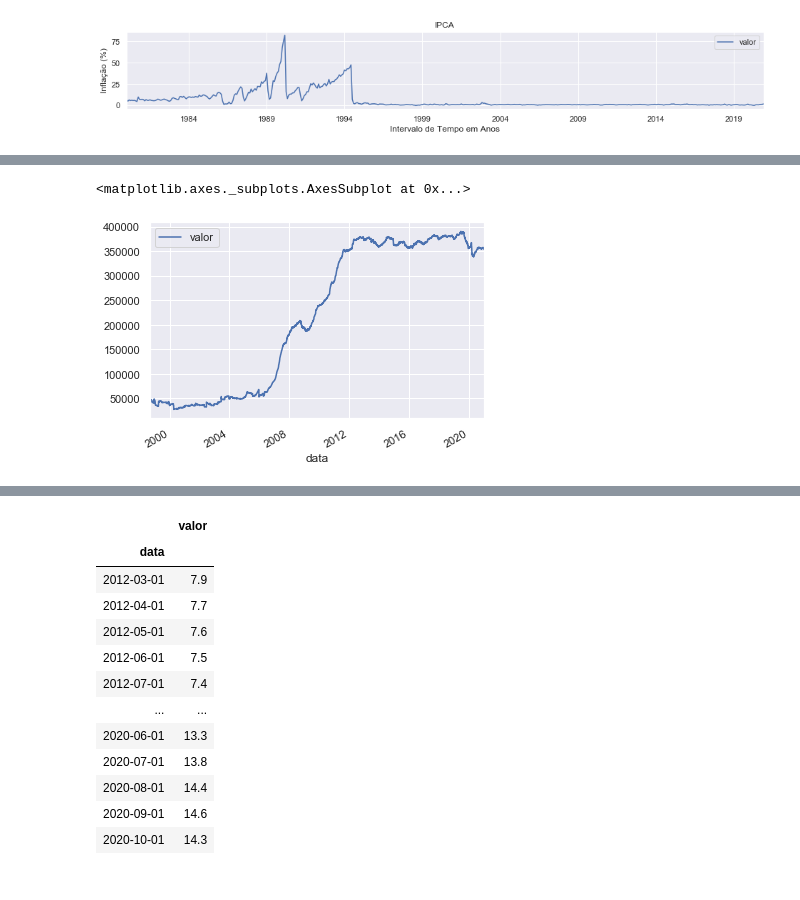
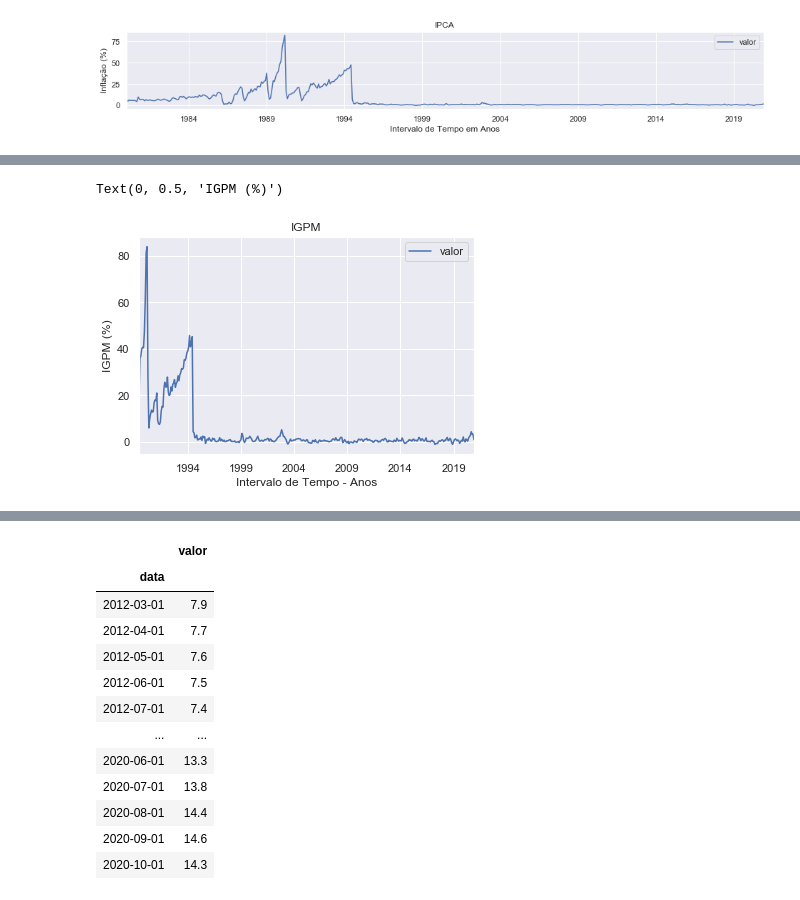
Before and after one commit to kioolz/Kioolz-World, a Jupyter notebook: IBOV.ipynb, the cells around one changed output, grey strips where cells are left out. Saved outputs shown, nothing was run; the diff lists cells and outputs as text; code cells hidden in the pictures.

```diff
--- a/IBOV.ipynb
+++ b/IBOV.ipynb
@@ -61,5 +65,9 @@ selic_meta.plot()
-# %%
-reservas_internacionais.plot()
-# %% [output]
-<matplotlib.axes._subplots.AxesSubplot at 0x...>
-[figure, removed]
+# %%
+#Taxa IGPM
+igpm.plot()
+plt.title("IGPM")
+plt.xlabel("Intervalo de Tempo - Anos")
+plt.ylabel("IGPM (%)")
+# %% [output]
+Text(0, 0.5, 'IGPM (%)')
+[figure, added]
```
Also changed, not shown: parts of 9 cells of this notebook.
